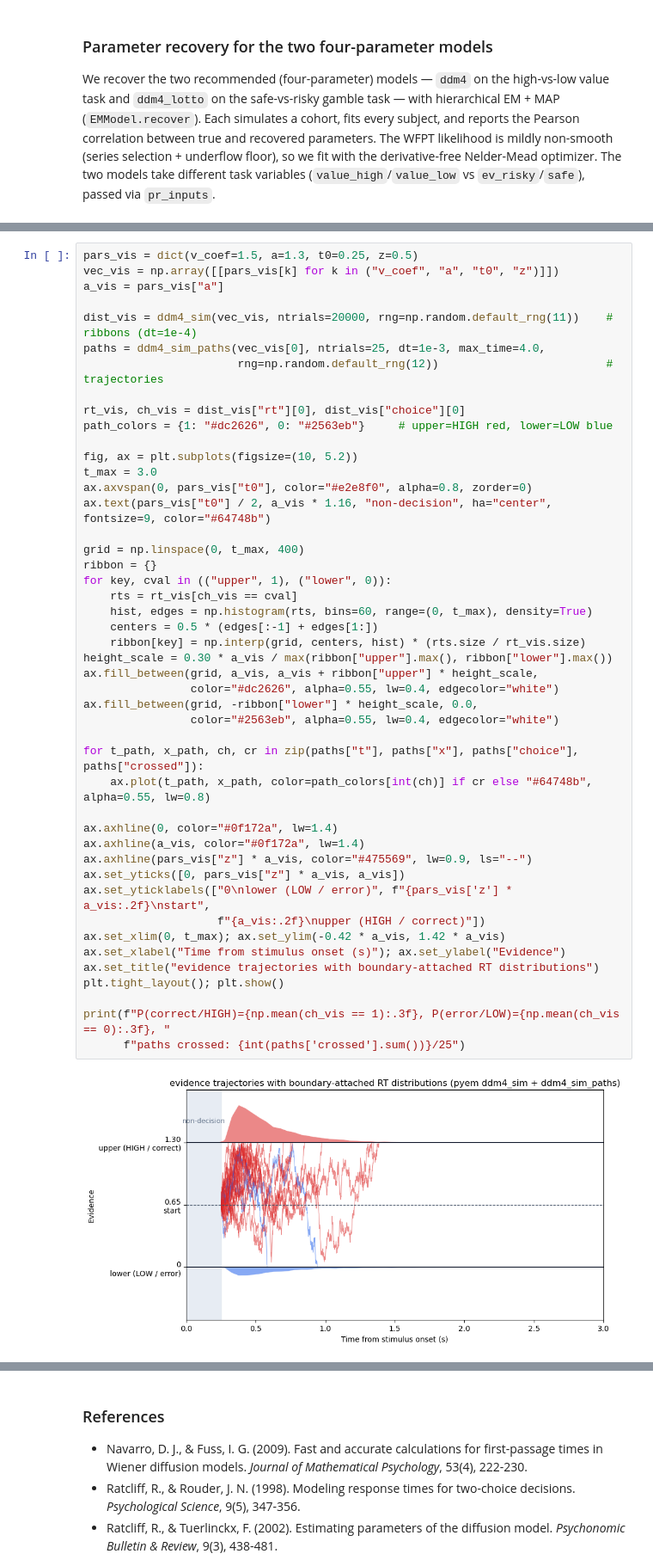
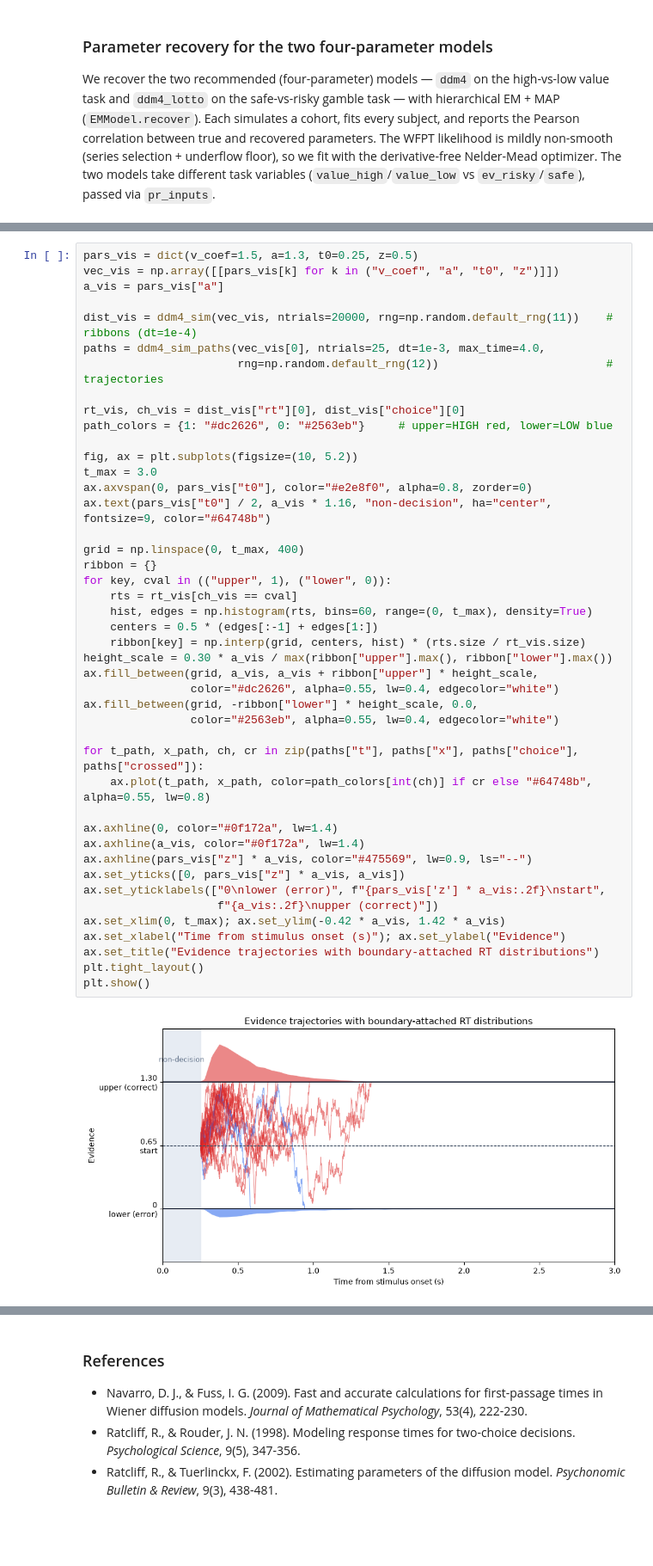
Before and after one commit to shawnrhoads/pyEM, a Jupyter notebook: docs/examples/ddm.ipynb, the cells around one changed output, grey strips where cells are left out. Shown at 86% size. Drawn from its saved outputs; the diff is of its cells as text; blank space fills up the shorter version.

```diff
--- a/docs/examples/ddm.ipynb
+++ b/docs/examples/ddm.ipynb
@@ -188,38 +148,36 @@ rt_vis, ch_vis = dist_vis["rt"][0], dist_vis["choice"][0]
 path_colors = {1: "#dc2626", 0: "#2563eb"}     # upper=HIGH red, lower=LOW blue
 
 fig, ax = plt.subplots(figsize=(10, 5.2))
 t_max = 3.0
 ax.axvspan(0, pars_vis["t0"], color="#e2e8f0", alpha=0.8, zorder=0)
 ax.text(pars_vis["t0"] / 2, a_vis * 1.16, "non-decision", ha="center", fontsize=9, color="#64748b")
 
 grid = np.linspace(0, t_max, 400)
 ribbon = {}
 for key, cval in (("upper", 1), ("lower", 0)):
     rts = rt_vis[ch_vis == cval]
     hist, edges = np.histogram(rts, bins=60, range=(0, t_max), density=True)
     centers = 0.5 * (edges[:-1] + edges[1:])
     ribbon[key] = np.interp(grid, centers, hist) * (rts.size / rt_vis.size)
 height_scale = 0.30 * a_vis / max(ribbon["upper"].max(), ribbon["lower"].max())
 ax.fill_between(grid, a_vis, a_vis + ribbon["upper"] * height_scale,
                 color="#dc2626", alpha=0.55, lw=0.4, edgecolor="white")
 ax.fill_between(grid, -ribbon["lower"] * height_scale, 0.0,
                 color="#2563eb", alpha=0.55, lw=0.4, edgecolor="white")
 
 for t_path, x_path, ch, cr in zip(paths["t"], paths["x"], paths["choice"], paths["crossed"]):
     ax.plot(t_path, x_path, color=path_colors[int(ch)] if cr else "#64748b", alpha=0.55, lw=0.8)
 
 ax.axhline(0, color="#0f172a", lw=1.4)
 ax.axhline(a_vis, color="#0f172a", lw=1.4)
 ax.axhline(pars_vis["z"] * a_vis, color="#475569", lw=0.9, ls="--")
 ax.set_yticks([0, pars_vis["z"] * a_vis, a_vis])
-ax.set_yticklabels(["0\nlower (LOW / error)", f"{pars_vis['z'] * a_vis:.2f}\nstart",
-                    f"{a_vis:.2f}\nupper (HIGH / correct)"])
+ax.set_yticklabels(["0\nlower (error)", f"{pars_vis['z'] * a_vis:.2f}\nstart",
+                    f"{a_vis:.2f}\nupper (correct)"])
 ax.set_xlim(0, t_max); ax.set_ylim(-0.42 * a_vis, 1.42 * a_vis)
 ax.set_xlabel("Time from stimulus onset (s)"); ax.set_ylabel("Evidence")
-ax.set_title("evidence trajectories with boundary-attached RT distributions")
-plt.tight_layout(); plt.show()
-
-print(f"P(correct/HIGH)={np.mean(ch_vis == 1):.3f}, P(error/LOW)={np.mean(ch_vis == 0):.3f}, "
-      f"paths crossed: {int(paths['crossed'].sum())}/25")
+ax.set_title("Evidence trajectories with boundary-attached RT distributions")
+plt.tight_layout()
+plt.show()
 # %% [output]
-[figure, old version]
+[figure, new version]
```
Also changed, not shown: parts of 8 cells of this notebook, 8 other files.
